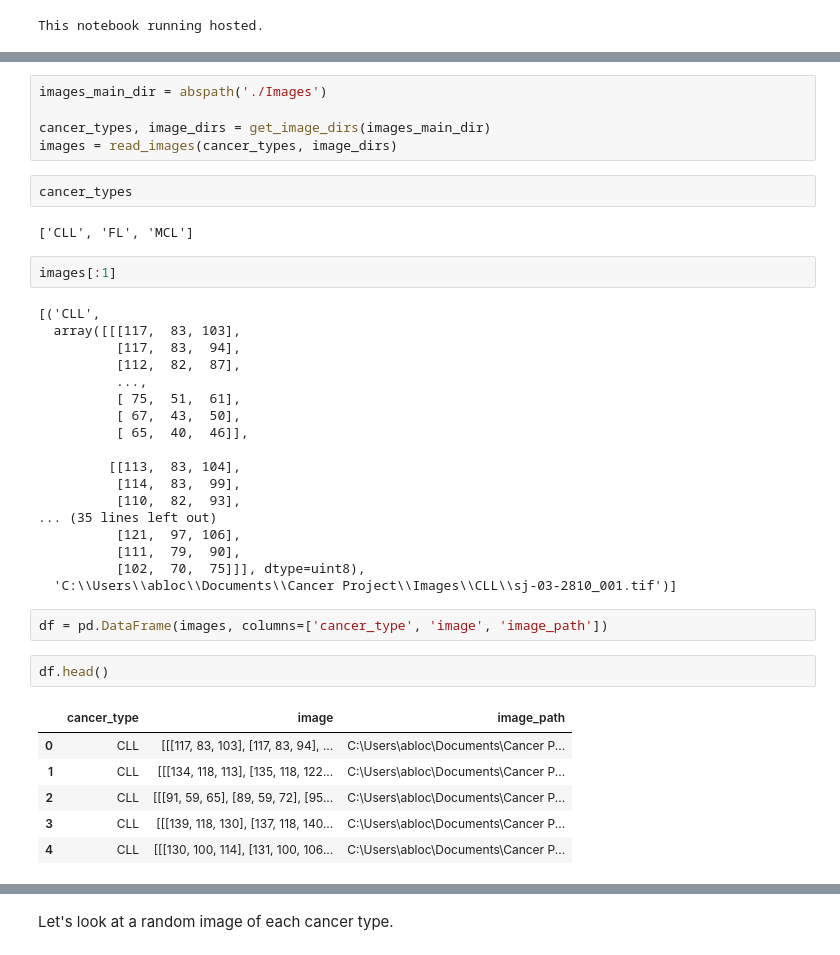
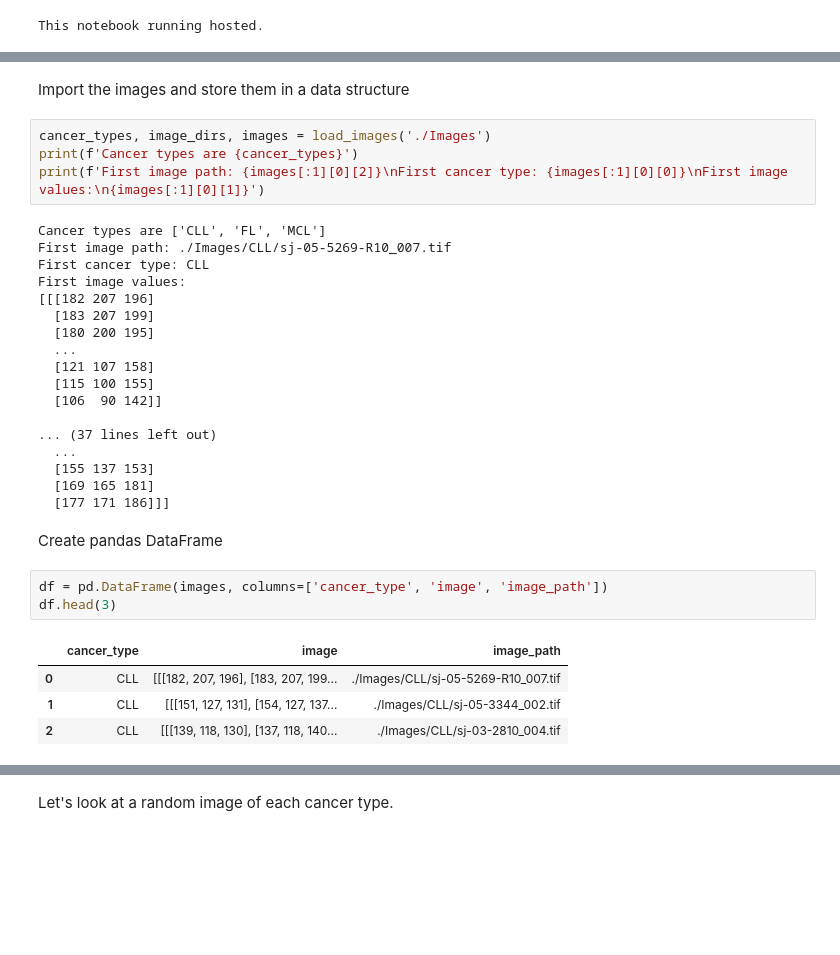
Before and after one commit to andy-j-block/lymphoma_classifier, a Jupyter notebook: Classifier.ipynb, the cells around one changed output, grey strips where cells are left out. Cells and saved outputs as stored; diff of their text form; blank space fills up the shorter version.

```diff
--- a/Classifier.ipynb
+++ b/Classifier.ipynb
@@ -100,41 +94,35 @@ Current directory is '/content/lymphoma_classifier'
+# %% [markdown]
+Import the images and store them in a data structure
 # %%
-images_main_dir = abspath('./Images')
-
-cancer_types, image_dirs = get_image_dirs(images_main_dir)
-images = read_images(cancer_types, image_dirs)
+cancer_types, image_dirs, images = load_images('./Images')
+print(f'Cancer types are {cancer_types}')
+print(f'First image path: {images[:1][0][2]}\nFirst cancer type: {images[:1][0][0]}\nFirst image values:\n{images[:1][0][1]}')
+# %% [output]
+Cancer types are ['CLL', 'FL', 'MCL']
+First image path: ./Images/CLL/sj-05-5269-R10_007.tif
+First cancer type: CLL
+First image values:
+[[[182 207 196]
+  [183 207 199]
+  [180 200 195]
+  ...
+  [121 107 158]
+  [115 100 155]
+  [106  90 142]]
+
+... (37 lines left out)
+  ...
+  [155 137 153]
+  [169 165 181]
+  [177 171 186]]]
-# %%
-cancer_types
-# %% [output]
-['CLL', 'FL', 'MCL']
-# %%
-images[:1]
-# %% [output]
-[('CLL',
-  array([[[117,  83, 103],
-          [117,  83,  94],
-          [112,  82,  87],
-          ...,
-          [ 75,  51,  61],
-          [ 67,  43,  50],
-          [ 65,  40,  46]],
-
-         [[113,  83, 104],
-          [114,  83,  99],
-          [110,  82,  93],
-... (35 lines left out)
-          [121,  97, 106],
-          [111,  79,  90],
-          [102,  70,  75]]], dtype=uint8),
-  'C:\\Users\\abloc\\Documents\\Cancer Project\\Images\\CLL\\sj-03-2810_001.tif')]
+# %% [markdown]
+Create pandas DataFrame
 # %%
 df = pd.DataFrame(images, columns=['cancer_type', 'image', 'image_path'])
+df.head(3)
+# %% [output]
+|  | cancer_type | image | image_path |
+| 0 | CLL | [[[182, 207, 196], [183, 207, 199... | ./Images/CLL/sj-05-5269-R10_007.tif |
+| 1 | CLL | [[[151, 127, 131], [154, 127, 137... | ./Images/CLL/sj-05-3344_002.tif |
+| 2 | CLL | [[[139, 118, 130], [137, 118, 140... | ./Images/CLL/sj-03-2810_004.tif |
-# %%
-df.head()
-# %% [output]
-|  | cancer_type | image | image_path |
-| 0 | CLL | [[[117, 83, 103], [117, 83, 94], ... | C:\Users\abloc\Documents\Cancer P... |
-| 1 | CLL | [[[134, 118, 113], [135, 118, 122... | C:\Users\abloc\Documents\Cancer P... |
-| 2 | CLL | [[[91, 59, 65], [89, 59, 72], [95... | C:\Users\abloc\Documents\Cancer P... |
-| 3 | CLL | [[[139, 118, 130], [137, 118, 140... | C:\Users\abloc\Documents\Cancer P... |
-| 4 | CLL | [[[130, 100, 114], [131, 100, 106... | C:\Users\abloc\Documents\Cancer P... |
 # %% [markdown]
```
Also changed, not shown: parts of 29 cells of this notebook.
